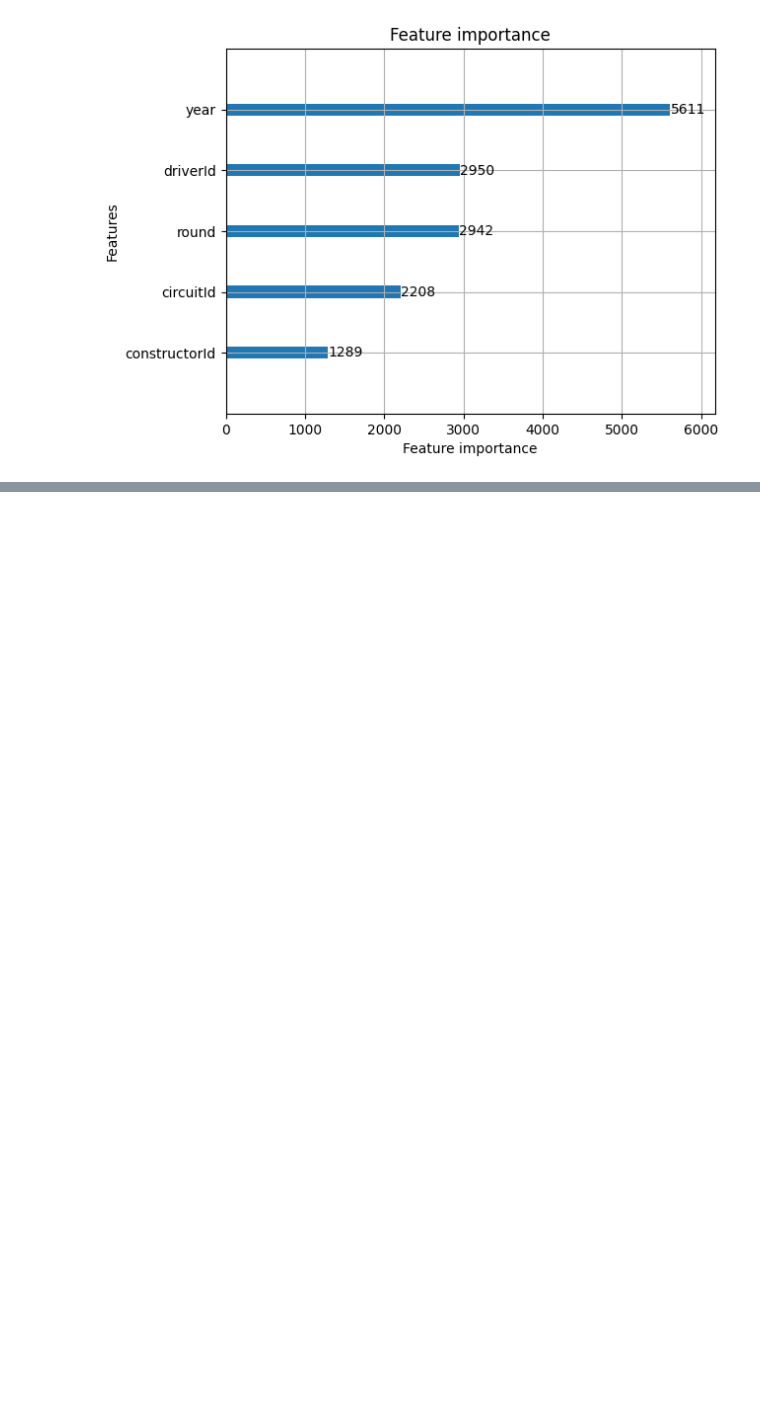
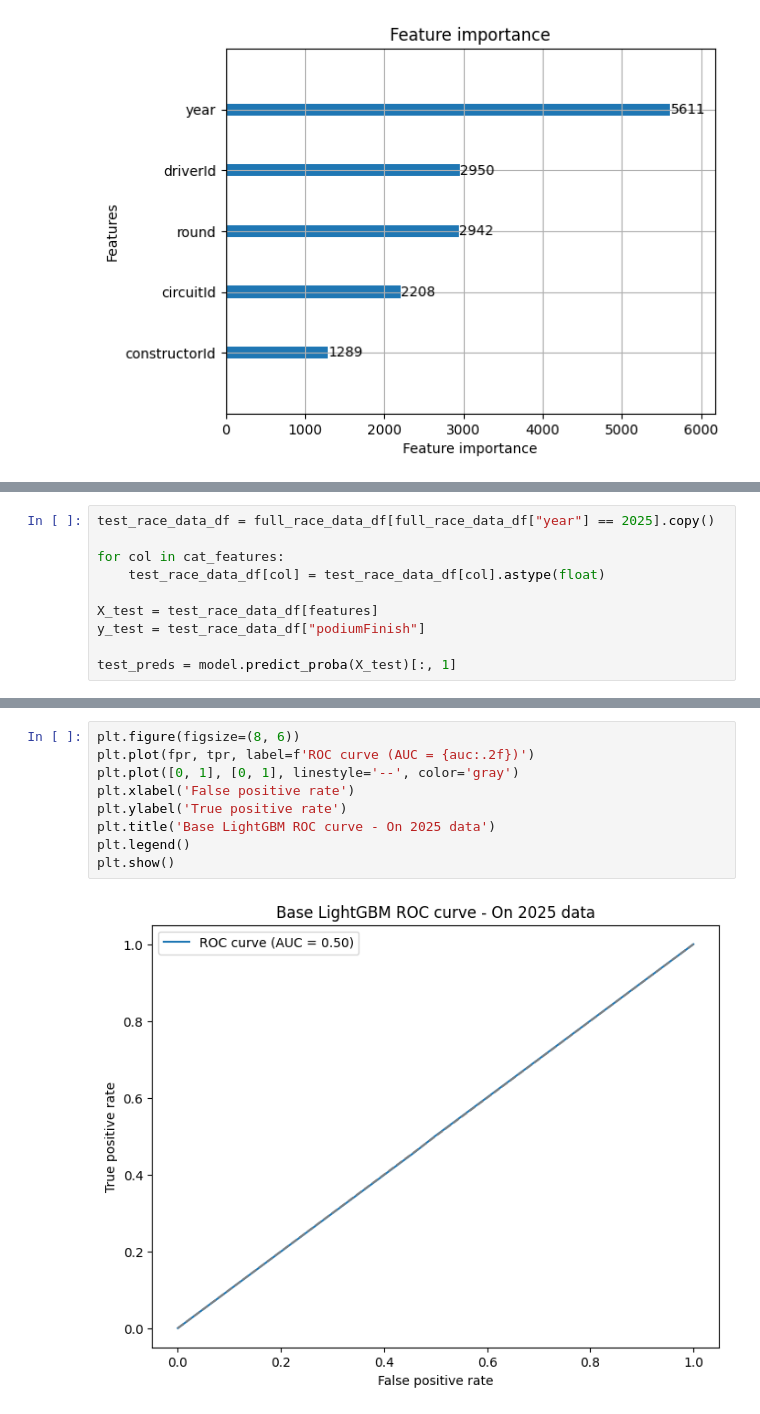
Before and after one commit to DaveAhearne/F1Prediction, a Jupyter notebook: notebooks/LightGBM_Base.ipynb, the cells around one changed output, grey strips where cells are left out. Cells and saved outputs as stored; diff of their text form; blank space fills up the shorter version.

```diff
--- a/notebooks/LightGBM_Base.ipynb
+++ b/notebooks/LightGBM_Base.ipynb
@@ -205,0 +234,10 @@ plt.show()
+# %%
+test_race_data_df = full_race_data_df[full_race_data_df["year"] == 2025].copy()
+
+for col in cat_features:
+    test_race_data_df[col] = test_race_data_df[col].astype(float)
+
+X_test = test_race_data_df[features]
+y_test = test_race_data_df["podiumFinish"]
+
+test_preds = model.predict_proba(X_test)[:, 1]
@@ -205,0 +256,11 @@ plt.show()
+# %%
+plt.figure(figsize=(8, 6))
+plt.plot(fpr, tpr, label=f'ROC curve (AUC = {auc:.2f})')
+plt.plot([0, 1], [0, 1], linestyle='--', color='gray')
+plt.xlabel('False positive rate')
+plt.ylabel('True positive rate')
+plt.title('Base LightGBM ROC curve - On 2025 data')
+plt.legend()
+plt.show()
+# %% [output]
+[figure, added]
```
Also changed, not shown: parts of 8 cells of this notebook, 1 other file.
